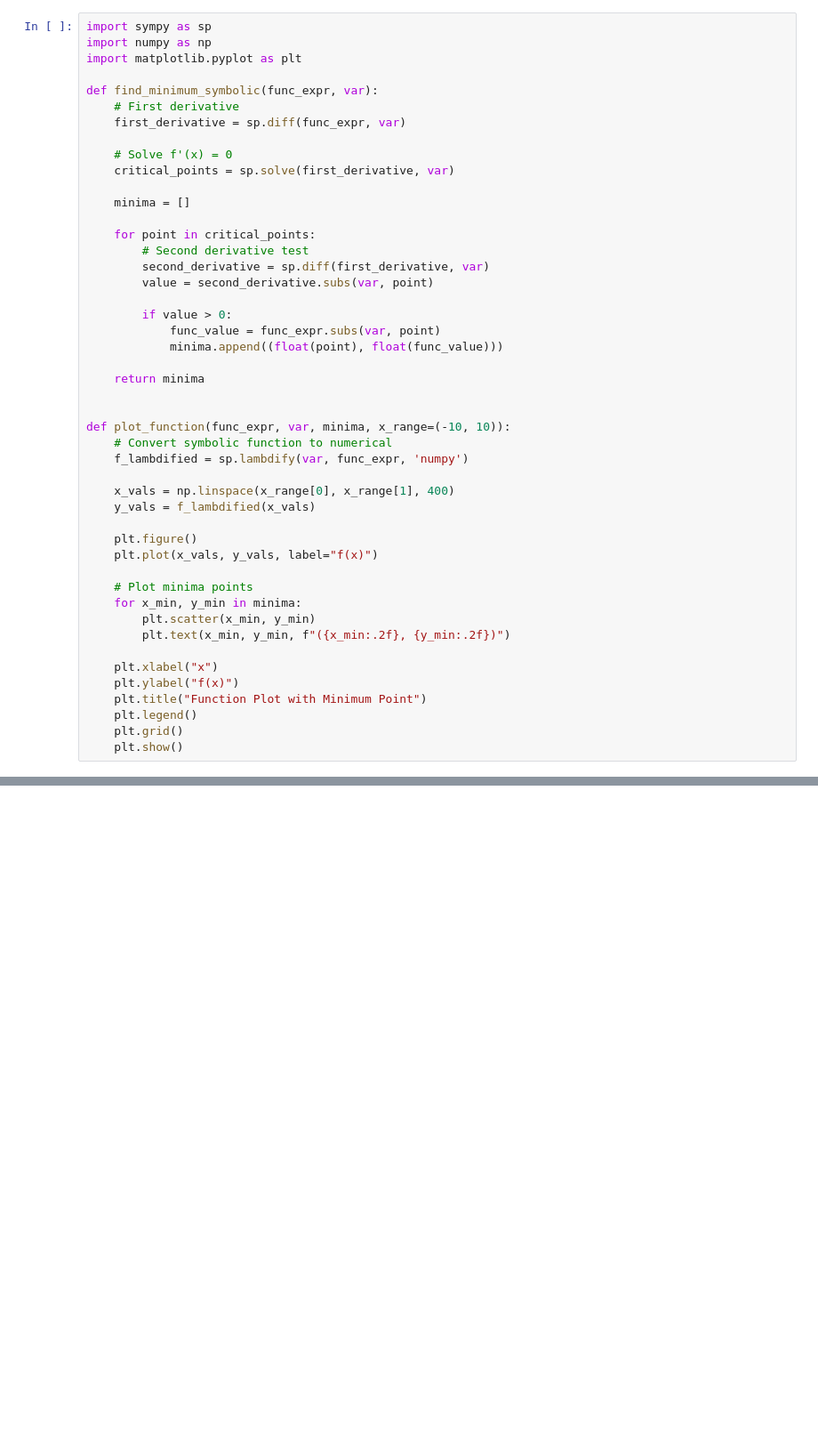
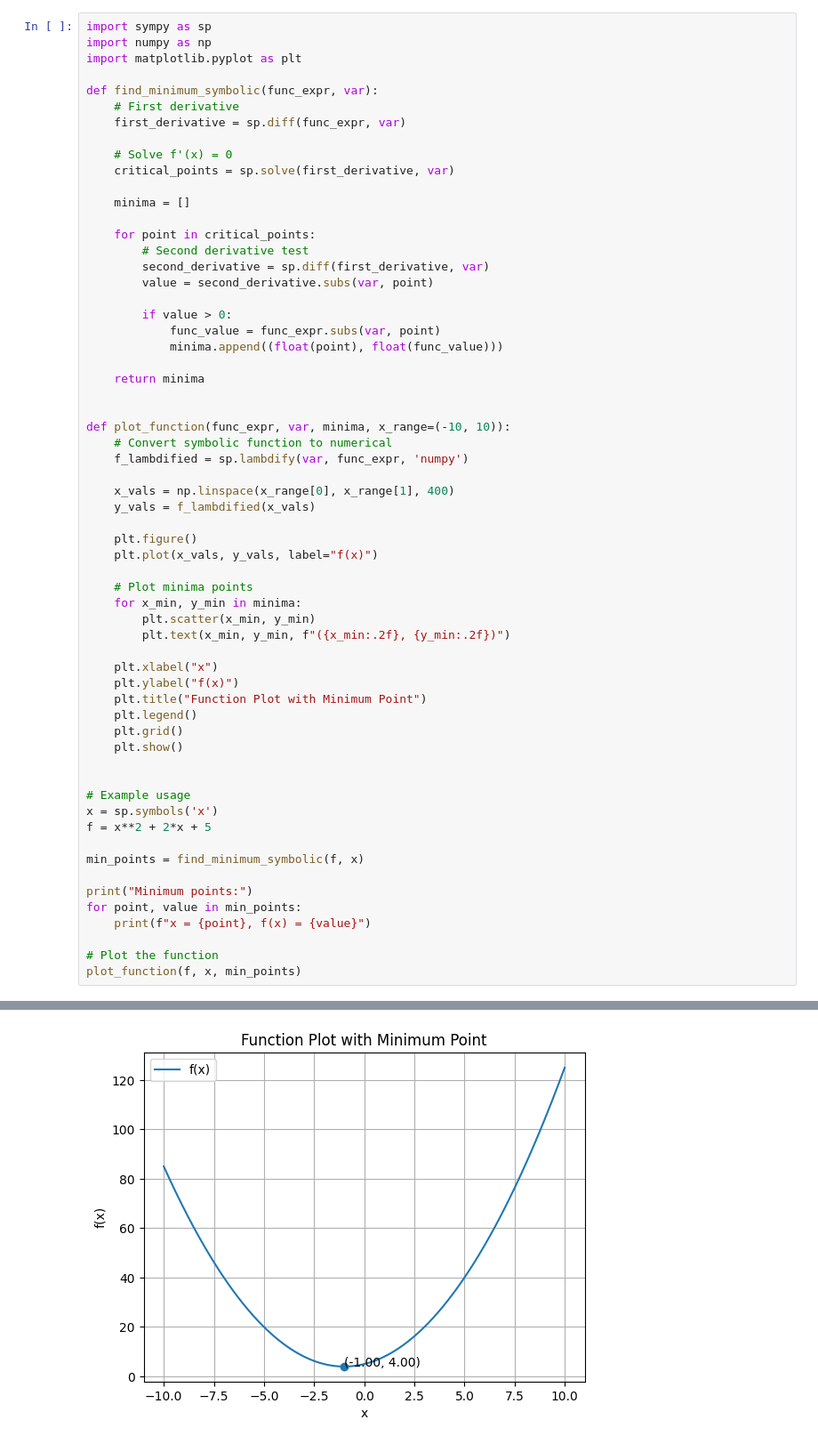
Before and after one commit to FurqanAlyy/AI-ML-NIAI, a Jupyter notebook: 0_differentiationfunction.ipynb, the cells around one changed output, grey strips where cells are left out. Shown at 89% size. Drawn from its saved outputs; the diff is of its cells as text; blank space fills up the shorter version.

Commit message:
plotting and example usage

```diff
--- a/0_differentiationfunction.ipynb
+++ b/0_differentiationfunction.ipynb
@@ -47,3 +47,18 @@ def plot_function(func_expr, var, minima, x_range=(-10, 10)):
     plt.legend()
     plt.grid()
     plt.show()
+
+
+# Example usage
+x = sp.symbols('x')
+f = x**2 + 2*x + 5
+
+min_points = find_minimum_symbolic(f, x)
+
+print("Minimum points:")
+for point, value in min_points:
+    print(f"x = {point}, f(x) = {value}")
+
+# Plot the function
+plot_function(f, x, min_points)
+# %% [output]
@@ -49,0 +67 @@ def plot_function(func_expr, var, minima, x_range=(-10, 10)):
+[figure, added]
```
Also changed, not shown: parts of 1 cell of this notebook.
